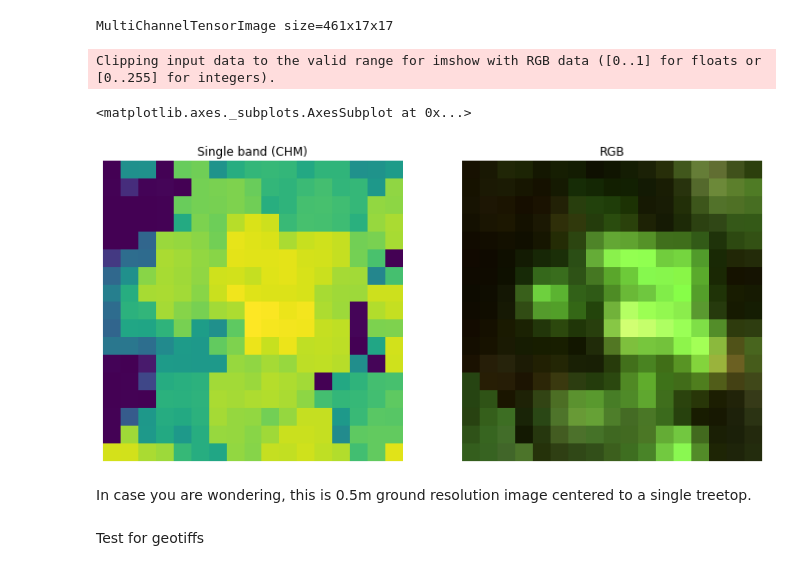
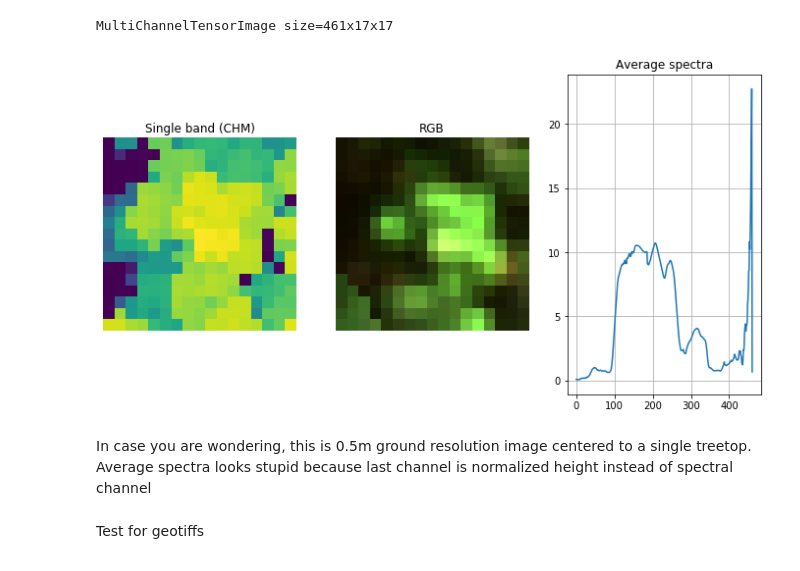
Before and after one commit to jaeeolma/fastai2, a Jupyter notebook: nbs/80_vision.multichannel.ipynb, the cells around one changed output. Drawn from its saved outputs; the diff is of its cells as text; code cells hidden in the pictures.

```diff
--- a/nbs/80_vision.multichannel.ipynb
+++ b/nbs/80_vision.multichannel.ipynb
@@ -69,7 +69,9 @@ def open_geotiff(fn, chans=None):
 class MultiChannelTensorImage(TensorImage):
     _show_args = ArrayImageBase._show_args
     def show(self, channels=[1], ctx=None, vmin=None, vmax=None, **kwargs):
-        "These need refactoring"
+        "These need refactoring maybe"
+        if channels == 'spectra':
+            return show_mean_spectra(self, ctx=ctx,  **kwargs)
         if len(channels) == 3:
             return show_composite(self, channels=channels, ctx=ctx, vmin=vmin, vmax=vmax,
                                   **{**self._show_args, **kwargs})
@@ -136,6 +138,16 @@ def show_normalized_spectral_index(img, channels, ax=None, figsize=(3,3), ctx=No
     if title is not None: ax.set_title(title)
     return ax
 
+def show_mean_spectra(img, ax=None, figsize=(3,3), ctx=None, title=None, **kwargs) -> plt.Axes:
+    "Show average spectra graph"
+    ax = ifnone(ax, ctx)
+    if ax is None: _, ax = plt.subplots(figsize=figsize)
+    tempim = img.data.cpu().numpy()
+    means = np.nanmean(tempim, axis=(-2, -1))
+    ax.plot(means, **kwargs)
+    ax.grid(True)
+    if title is not None: ax.set_title(title)
+    return ax
 
 def norm(vals, vmin=None, vmax=None, axis=(0,1)):
     """
@@ -144,7 +156,10 @@ def norm(vals, vmin=None, vmax=None, axis=(0,1)):
     """
     vmin = ifnone(vmin, np.quantile(vals, 0.01, axis=axis))
     vmax = ifnone(vmax, np.quantile(vals, 0.99, axis=axis))
-    return (vals - vmin)/(vmax-vmin)
+    ret_im = (vals - vmin)/(vmax-vmin)
+    ret_im[ret_im < 0] = 0
+    ret_im[ret_im > 1] = 1
+    return ret_im
 # %% [markdown]
 Base class and visualization functions
 # %% [markdown]
@@ -155,15 +170,15 @@ npy_img
 # %% [output]
 MultiChannelTensorImage size=461x17x17
 # %%
-_, ax = plt.subplots(1,2, figsize=(12,6))
-npy_img.show(channels=[-1], ax=ax[0], figsize=(6,6), title='Single band (CHM)')
+_, ax = plt.subplots(1,3, figsize=(12,6))
+npy_img.show(channels=[-1], ax=ax[0], title='Single band (CHM)')
 npy_img.show(channels=(82,50,29), ax=ax[1], title='RGB', scale=True, scale_axis=None)
+npy_img.show(channels='spectra', ax=ax[2], title='Average spectra')
+plt.show()
 # %% [output]
-Clipping input data to the valid range for imshow with RGB data ([0..1] for floats or [0..255] for integers).
-<matplotlib.axes._subplots.AxesSubplot at 0x...>
-[figure, old version]
+[figure, new version]
 # %% [markdown]
-In case you are wondering, this is 0.5m ground resolution image centered to a single treetop.
+In case you are wondering, this is 0.5m ground resolution image centered to a single treetop. Average spectra looks stupid because last channel is normalized height instead of spectral channel
 # %% [markdown]
 Test for geotiffs
 # %%
```
Also changed, not shown: parts of 18 cells of this notebook, 6 other files.
